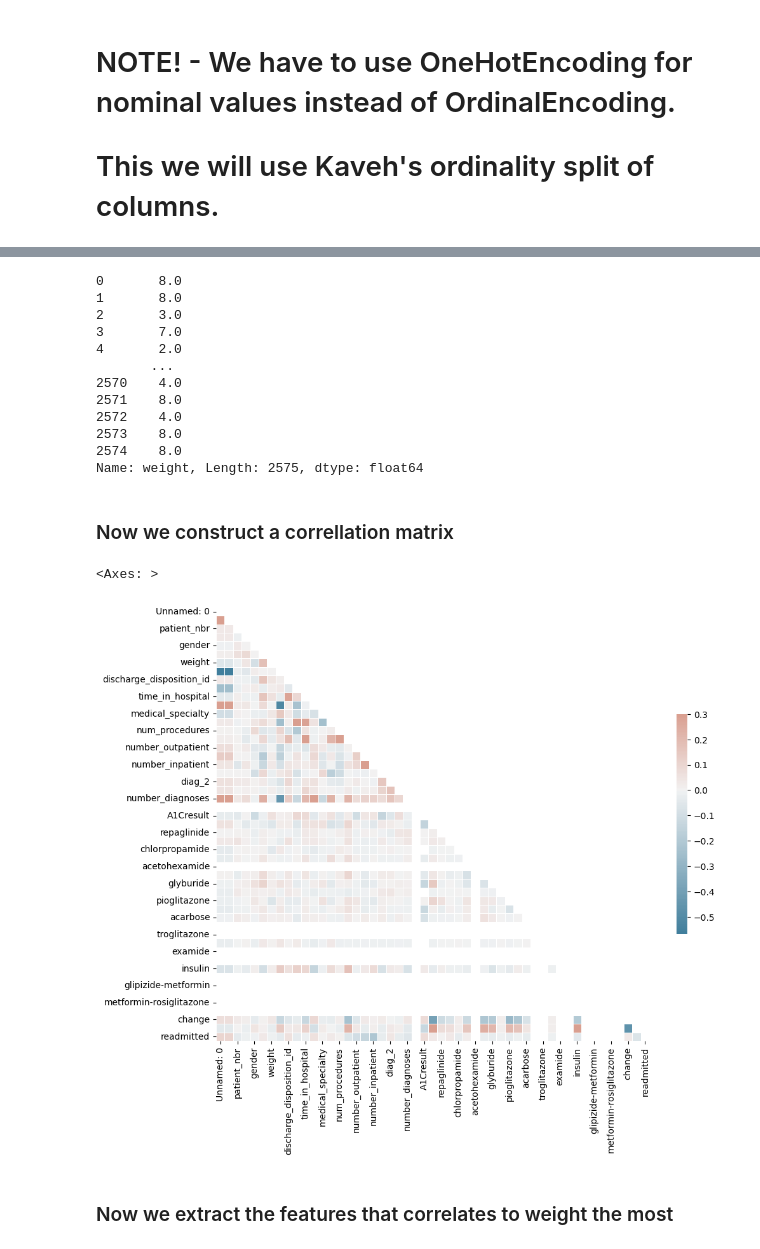
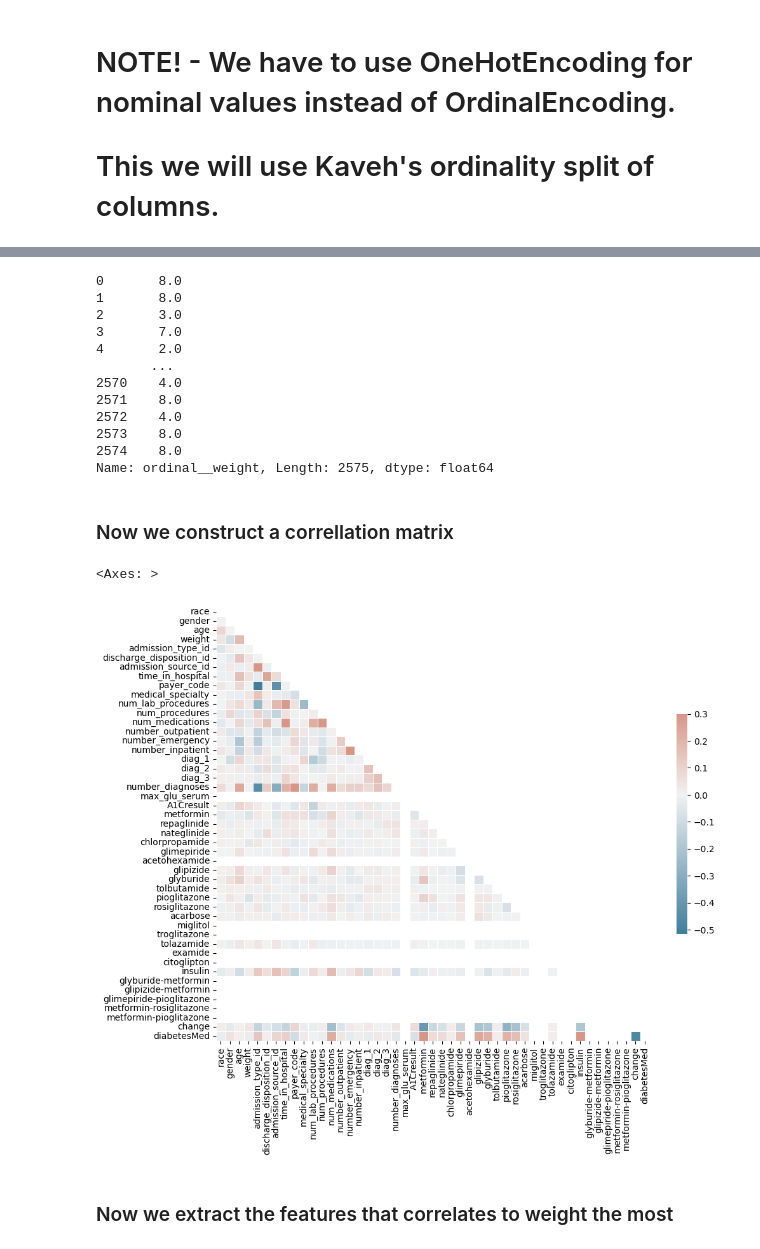
Before and after one commit to EdwardChhun/CS178, a Jupyter notebook: impute.ipynb, the cells around one changed output, grey strips where cells are left out. Drawn from its saved outputs; the diff is of its cells as text; code cells hidden in the pictures.

Commit message:
Updated encoding for different Ordinal Nominal and Numerical features, need to update KNN to impute weight

```diff
--- a/impute.ipynb
+++ b/impute.ipynb
@@ -85,16 +79,3 @@ https://scikit-learn.org/stable/modules/generated/sklearn.preprocessing.OrdinalE
 # %% [markdown]
 # NOTE! - We have to use OneHotEncoding for nominal values instead of OrdinalEncoding.
 # This we will use Kaveh's ordinality split of columns.
-# %%
-# NOTE: Make ordinal and nominal together
-
-enc = OrdinalEncoder()
-enc.fit(df_weight_tr)
-
-# Encoding for Training Set
-encoded_weight_tr = enc.transform(df_weight_tr)
-df_encoded_weight_tr = pd.DataFrame(encoded_weight_tr, columns=df_weight_tr.columns)
-
-# Encoding for Testing Set
-encoded_weight_te = enc.transform(df_weight_te)
-df_encoded_weight_te = pd.DataFrame(encoded_weight_te, columns=df_weight_te.columns)
@@ -103,5 +141,5 @@ ValueError: Found unknown categories [np.int64(1294), np.int64(1678), np.int64(2
 # %%
-df_encoded_weight_tr["weight"]
+df_encoded_weight_tr["ordinal__weight"]
 # %% [output]
 0       8.0
 1       8.0
@@ -114,27 +152,36 @@ df_encoded_weight_tr["weight"]
 2572    4.0
 2573    8.0
 2574    8.0
-Name: weight, Length: 2575, dtype: float64
+Name: ordinal__weight, Length: 2575, dtype: float64
 # %% [markdown]
 ### Now we construct a correllation matrix
 # %%
-corr = df_encoded_weight_tr.corr()
+# Correlation matrix with same columns as training set (df_weight_tr features) so you see correlation between named features
+X_tr = get_X(df_weight_tr)
+corr_df = X_tr.copy()
+# Ordinal-encode categorical columns so everything is numeric; keep original column names
+obj_cols = corr_df.select_dtypes(include=["object"]).columns
+if len(obj_cols) > 0:
+    enc_corr = OrdinalEncoder(handle_unknown="use_encoded_value", unknown_value=-1)
+    corr_df[obj_cols] = enc_corr.fit_transform(X_tr[obj_cols].astype(str))
+# Now corr has same shape and column names as X_tr (age, weight, race, gender, ...)
+corr = corr_df.corr()
 
 # Generate a mask for the upper triangle
 mask = np.triu(np.ones_like(corr, dtype=bool))
 
 # Set up the matplotlib figure
 f, ax = plt.subplots(figsize=(11, 9))
 
 # Generate a custom diverging colormap
 cmap = sb.diverging_palette(230, 20, as_cmap=True)
 
 # Draw the heatmap with the mask and correct aspect ratio
 sb.heatmap(corr, mask=mask, cmap=cmap, vmax=.3, center=0,
             square=True, linewidths=.5, cbar_kws={"shrink": .5})
 # %% [output]
 <Axes: >
-[figure, old version]
+[figure, new version]
 # %% [markdown]
 ### Now we extract the features that correlates to weight the most
 # %%
```
Also changed, not shown: parts of 8 cells of this notebook.
